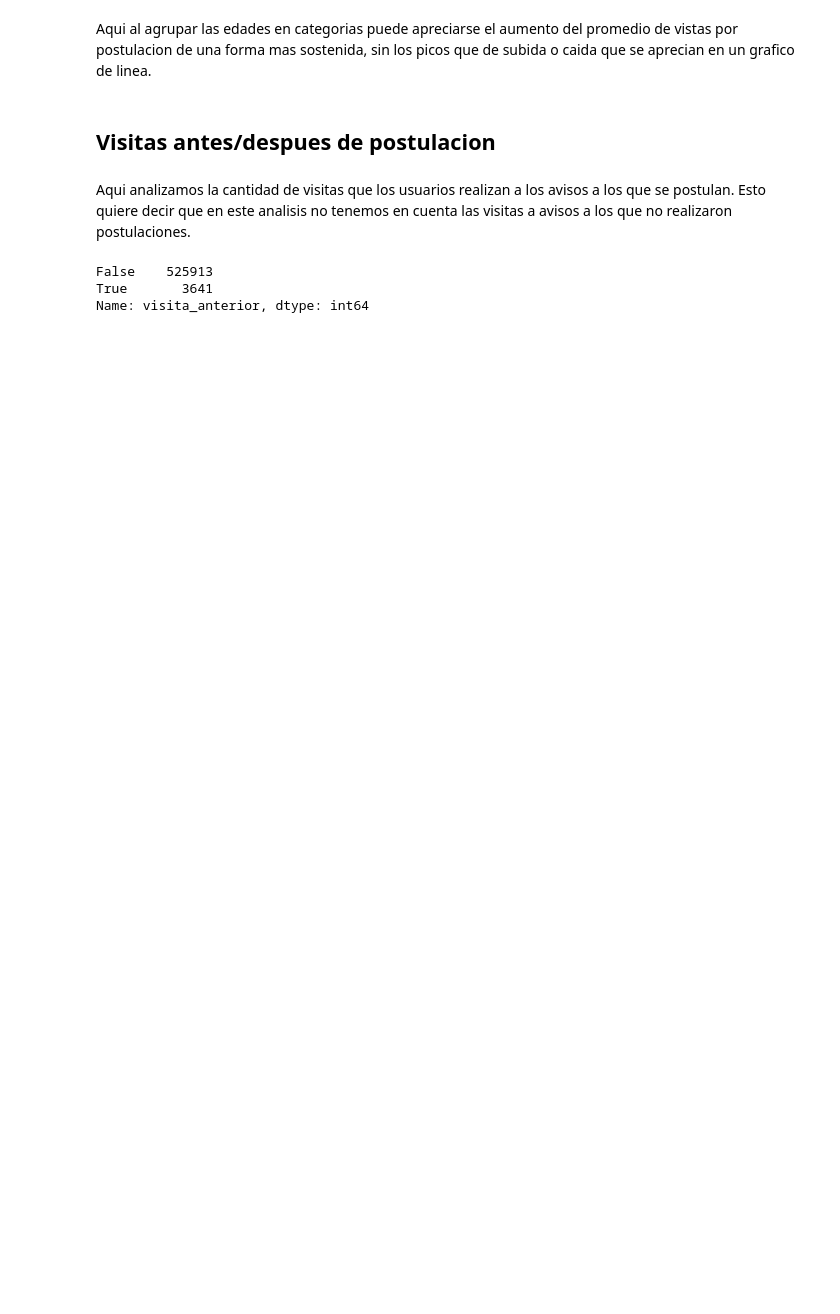
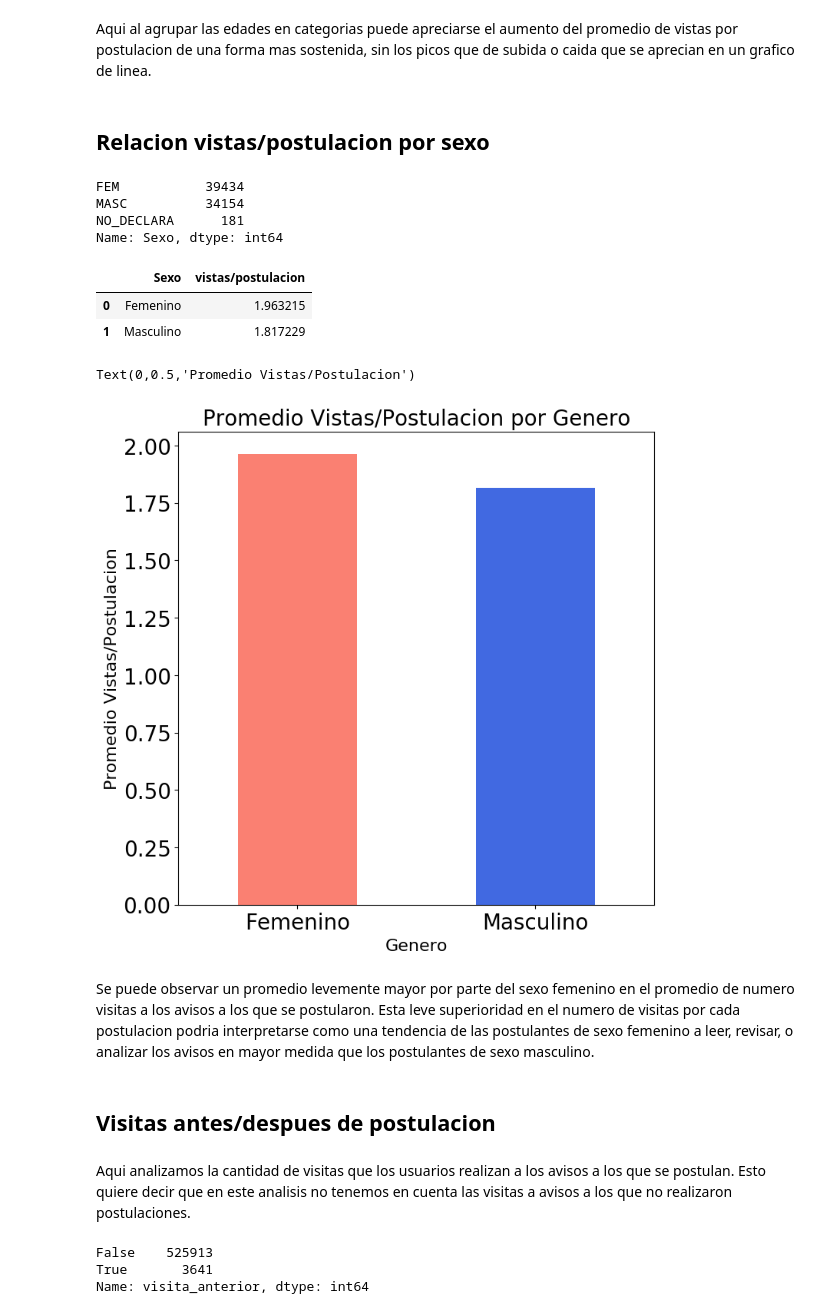
Before and after one commit to GastonMontes/75.06-Datos-TP1, a Jupyter notebook: Notebooks/Pruebas3.ipynb, the cells around one changed output. Cells and saved outputs as stored; diff of their text form; code cells hidden in the pictures; blank space fills up the shorter version.

```diff
--- a/Notebooks/Pruebas3.ipynb
+++ b/Notebooks/Pruebas3.ipynb
@@ -176,6 +242,49 @@ promedio_vistas_por_postulacion_por_edad_plot.figure
 # %% [markdown]
 Aqui al agrupar las edades en categorias puede apreciarse el aumento del promedio de vistas por postulacion de una
 forma mas sostenida, sin los picos que de subida o caida que se aprecian en un grafico de linea.
+# %% [markdown]
+## Relacion vistas/postulacion por sexo
+# %%
+#Obtenemos un dataframe con el promedio de vistas/postulacion de cada postulante y su sexo
+
+vistas_por_postulacion_sexo = pd.merge(genero_edad,vistas_por_postulacion,on='idpostulante',how = 'inner')[['Sexo','vistas/postulacion']]
+vistas_por_postulacion_sexo.rename(columns={'Edad':'Edad_postulante'}, inplace = True)
+vistas_por_postulacion_sexo['Sexo'].value_counts()
+# %% [output]
+FEM           39434
+MASC          34154
+NO_DECLARA      181
+Name: Sexo, dtype: int64
+# %%
+#Descartamos los postulantes que no declaran sexo, y calculamos el promedio de vistas/postulacion correspondiente a cada sexo
+
+vistas_por_postulacion_sexo = vistas_por_postulacion_sexo.loc[vistas_por_postulacion_sexo['Sexo']!='NO_DECLARA']
+vistas_promedio_por_postulacion_sexo = vistas_por_postulacion_sexo.groupby('Sexo')\
+                                        .agg({'vistas/postulacion':'mean'})
+vistas_promedio_por_postulacion_sexo.reset_index(inplace = True)
+vistas_promedio_por_postulacion_sexo.replace({'FEM':'Femenino','MASC':'Masculino'},inplace=True)
+vistas_promedio_por_postulacion_sexo
+# %% [output]
+|  | Sexo | vistas/postulacion |
+| 0 | Femenino | 1.963215 |
+| 1 | Masculino | 1.817229 |
+# %%
+vistas_promedio_por_post_sexo_plot = vistas_promedio_por_postulacion_sexo.plot(
+                                                 kind = 'bar',
+                                                 x = 'Sexo',
+                                                 y = 'vistas/postulacion',
+                                                 color = ['salmon','royalblue'],
+                                                 fontsize = 20,legend=False,rot=0,
+                                                 figsize = (8,8))
+
+vistas_promedio_por_post_sexo_plot.set_title('Promedio Vistas/Postulacion por Genero',fontsize = 20)
+vistas_promedio_por_post_sexo_plot.set_xlabel('Genero',fontsize = 16)
+vistas_promedio_por_post_sexo_plot.set_ylabel('Promedio Vistas/Postulacion', fontsize = 16)
+# %% [output]
+Text(0,0.5,'Promedio Vistas/Postulacion')
+[figure, added]
+# %% [markdown]
+Se puede observar un promedio levemente mayor por parte del sexo femenino en el promedio de numero visitas a los avisos a los que se postularon. Esta leve superioridad en el numero de visitas por cada postulacion podria interpretarse como una tendencia de las postulantes de sexo femenino a leer, revisar, o analizar los avisos en mayor medida que los postulantes de sexo masculino.
 # %% [markdown]
 ## Visitas antes/despues de postulacion
 # %% [markdown]
```
Also changed, not shown: parts of 14 cells of this notebook.
